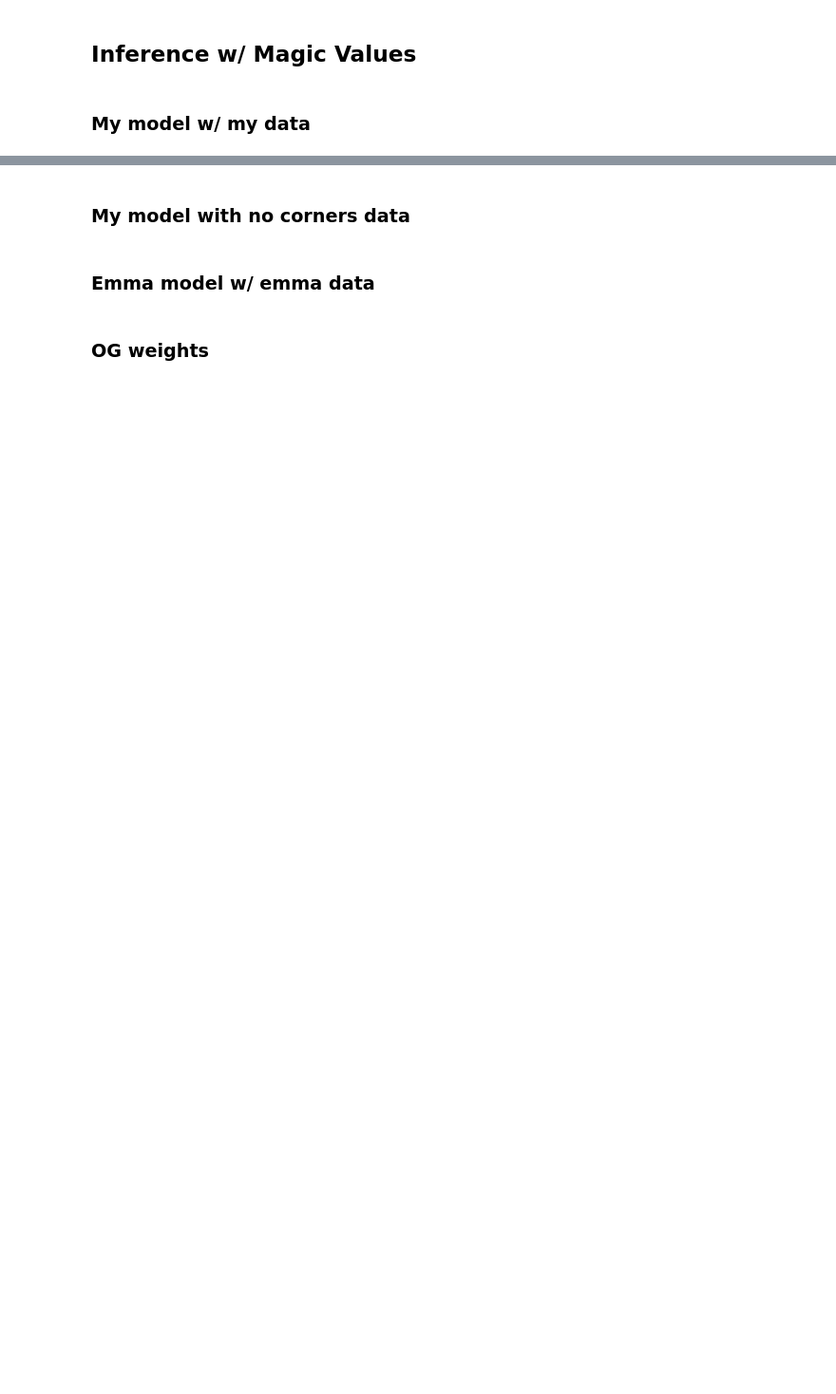
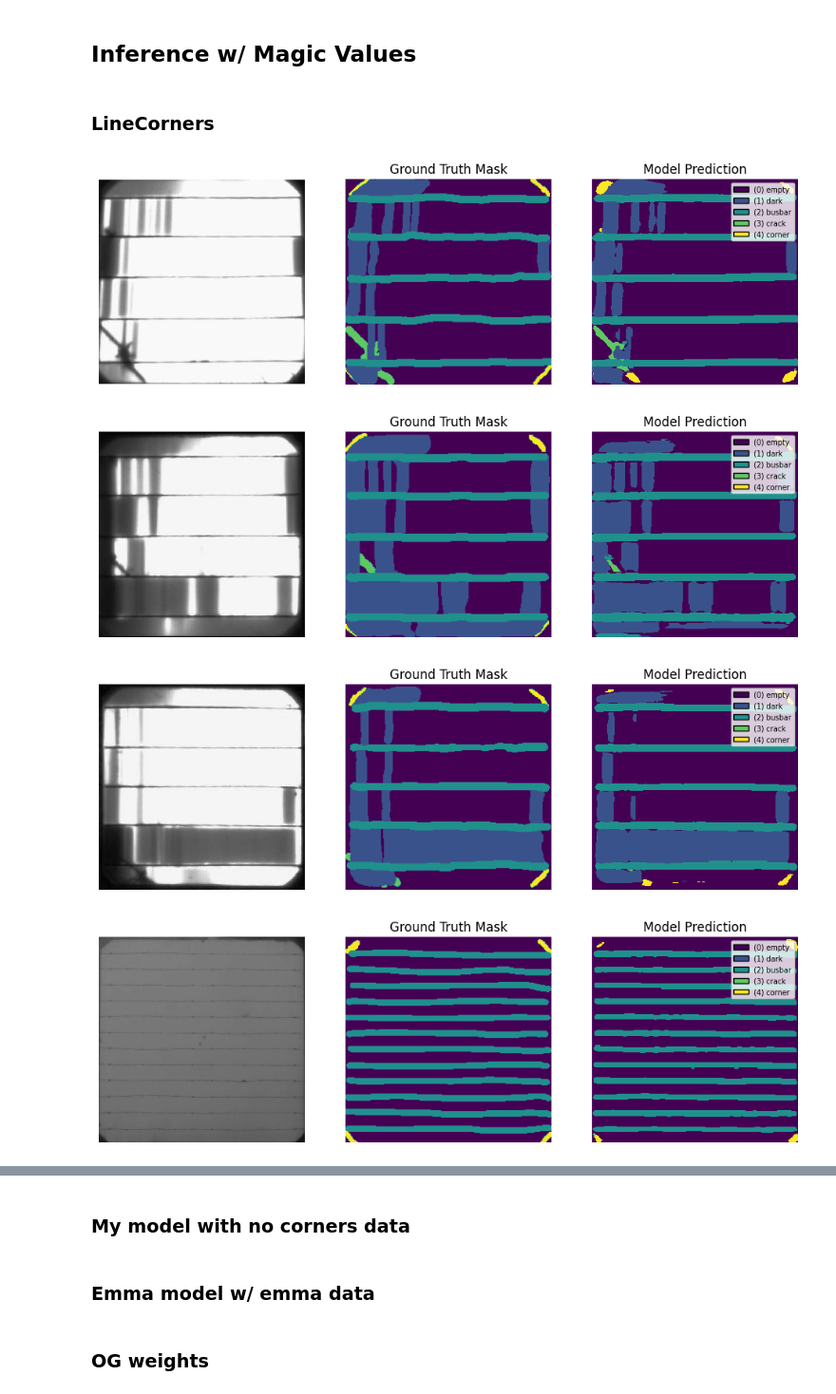
Before and after one commit to sandialabs/pvcracks, a Jupyter notebook: retrain/testing/ojas_test_visualize_results.ipynb, the cells around one changed output, grey strips where cells are left out. Shown at 95% size. Saved outputs shown, nothing was run; the diff lists cells and outputs as text; code cells hidden in the pictures; blank space fills up the shorter version.

```diff
--- a/retrain/testing/ojas_test_visualize_results.ipynb
+++ b/retrain/testing/ojas_test_visualize_results.ipynb
@@ -91,5 +91,30 @@ def inference_and_show(idx, root, weight_path, batch_size=1, retrained=False, la
     show(mask, raw_img, test_res, retrained=retrained, layers_to_render=layers_to_render)
 # %% [markdown]
 ## Inference w/ Magic Values
-# %% [markdown]
-### My model w/ my data
+# %% [markdown]
+### LineCorners
+# %%
+category_mapping = {0: "empty", 1: "dark", 2: "busbar", 3: "crack", 4: "corner"}
+# root = Path('/projects/wg-psel-ml/EL_images/osanghi/CornersIHDEANE/')
+# weight_path = '/projects/wg-psel-ml/EL_images/osanghi/CornersIHDEANE/checkpoints/retrain_corners_checkpoint3/epoch_30/model.pt'
+# root = Path("/Users/ojas/Desktop/saj/SANDIA/pvcracks_data/CornersIHDEANE/")
+# weight_path = "/Users/ojas/Desktop/saj/SANDIA/pvcracks_data/CornersIHDEANE/checkpoints/retrain_corners_checkpoint3/epoch_30/model.pt"
+root = Path("/Users/ojas/Desktop/saj/SANDIA/pvcracks_data/Norman_LineCorners/")
+# weight_path = "/Users/ojas/Desktop/saj/SANDIA/pvcracks_data/Norman_LineCorners/checkpoints/line_corners_checkpoint2/epoch_30/model.pt"
+weight_path = "/Users/ojas/Desktop/saj/SANDIA/pvcracks_data/Norman_LineCorners/checkpoints/line_corners_proper_data_checkpoint5/epoch_30/model.pt"
+
+
+inference_and_show(1, root, weight_path)
+inference_and_show(2, root, weight_path)
+inference_and_show(3, root, weight_path)
+inference_and_show(4, root, weight_path)
+inference_and_show(5, root, weight_path)
+inference_and_show(6, root, weight_path)
+inference_and_show(7, root, weight_path)
+inference_and_show(18, root, weight_path)
+inference_and_show(30, root, weight_path)
+# %% [output]
+[figure, added]
+[figure, added]
+[figure, added]
+[figure, added]
```
Also changed, not shown: parts of 12 cells of this notebook, 9 other files.
